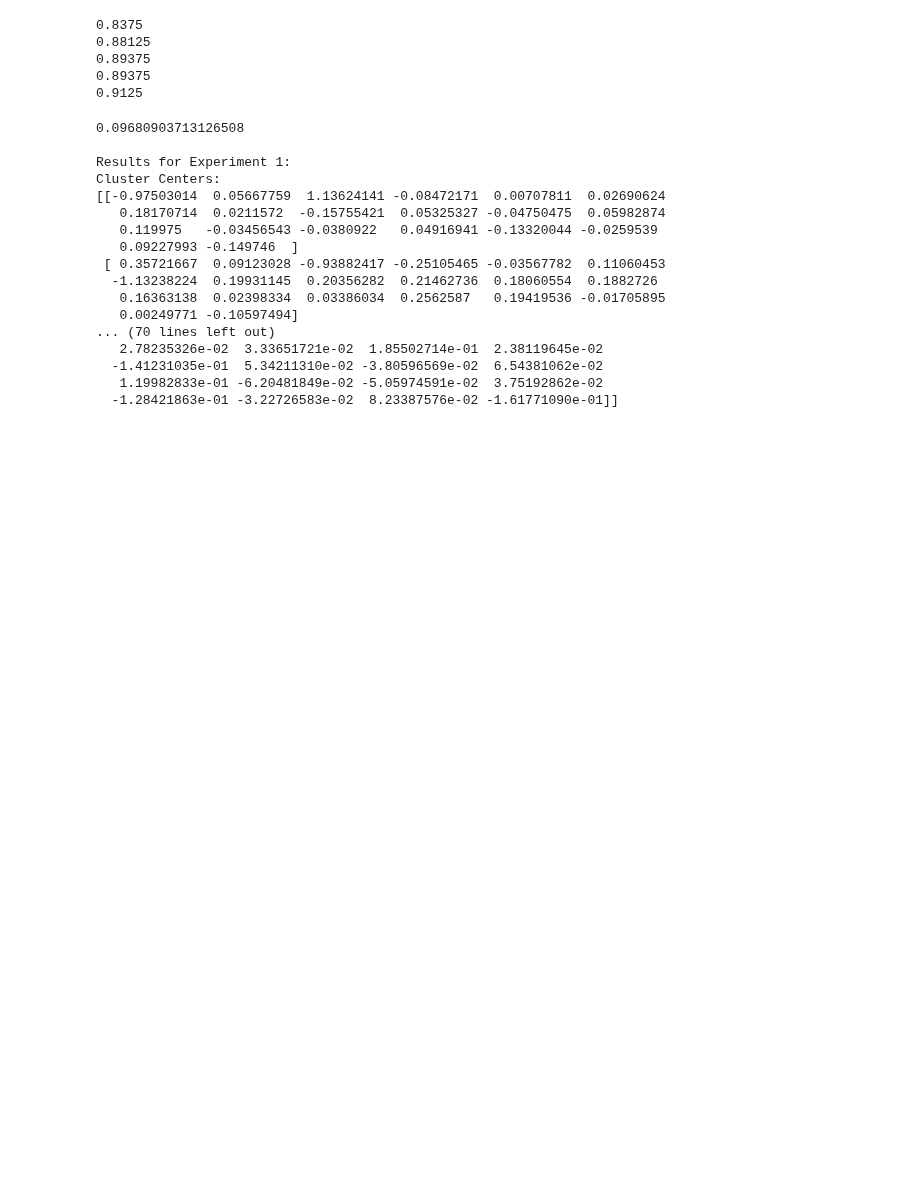
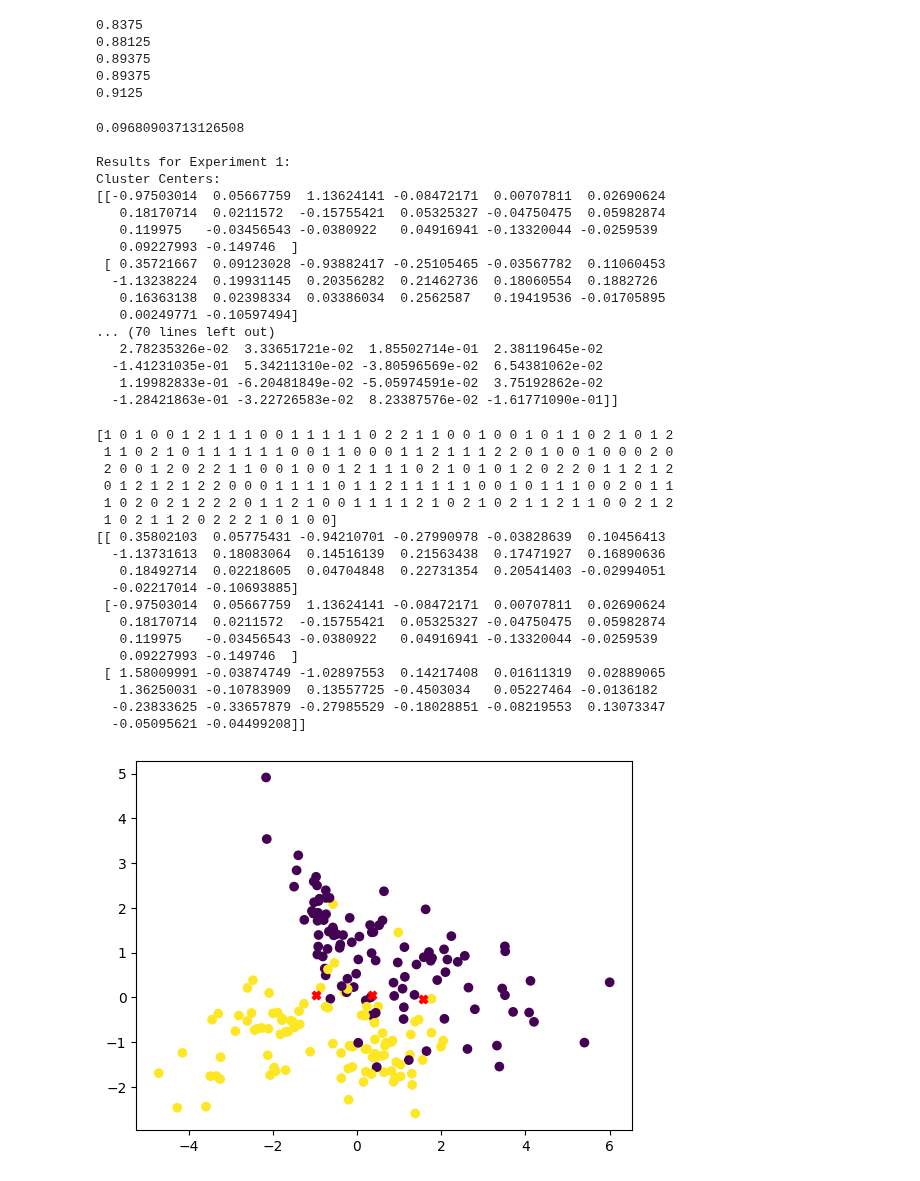
Before and after one commit to MrSimple07/MachineLearning_Practice, a Jupyter notebook: RandomML.ipynb, the cells around one changed output. Saved outputs shown, nothing was run; the diff lists cells and outputs as text; code cells hidden in the pictures; blank space fills up the shorter version.

```diff
--- a/RandomML.ipynb
+++ b/RandomML.ipynb
@@ -479,3 +479,39 @@ Cluster Centers:
   -1.41231035e-01  5.34211310e-02 -3.80596569e-02  6.54381062e-02
    1.19982833e-01 -6.20481849e-02 -5.05974591e-02  3.75192862e-02
   -1.28421863e-01 -3.22726583e-02  8.23387576e-02 -1.61771090e-01]]
+# %%
+from sklearn.preprocessing import MinMaxScaler
+from sklearn.decomposition import PCA
+import matplotlib.pyplot as plt
+
+pca = PCA(n_components =2)
+X_pca = pca.fit_transform(X)
+
+kmeans = KMeans(n_clusters =3).fit(X)
+print(kmeans.labels_)
+print(kmeans.cluster_centers_)
+
+
+plt.scatter(X_pca[:,0], X_pca[:,1], c = y)
+plt.scatter(kmeans.cluster_centers_[:,0], kmeans.cluster_centers_[:,1], c = 'red', marker ='X')
+plt.show()
+# %% [output]
+[1 0 1 0 0 1 2 1 1 1 0 0 1 1 1 1 1 0 2 2 1 1 0 0 1 0 0 1 0 1 1 0 2 1 0 1 2
+ 1 1 0 2 1 0 1 1 1 1 1 1 0 0 1 1 0 0 0 1 1 2 1 1 1 2 2 0 1 0 0 1 0 0 0 2 0
+ 2 0 0 1 2 0 2 2 1 1 0 0 1 0 0 1 2 1 1 1 0 2 1 0 1 0 1 2 0 2 2 0 1 1 2 1 2
+ 0 1 2 1 2 1 2 2 0 0 0 1 1 1 1 0 1 1 2 1 1 1 1 1 0 0 1 0 1 1 1 0 0 2 0 1 1
+ 1 0 2 0 2 1 2 2 2 0 1 1 2 1 0 0 1 1 1 1 2 1 0 2 1 0 2 1 1 2 1 1 0 0 2 1 2
+ 1 0 2 1 1 2 0 2 2 2 1 0 1 0 0]
+[[ 0.35802103  0.05775431 -0.94210701 -0.27990978 -0.03828639  0.10456413
+  -1.13731613  0.18083064  0.14516139  0.21563438  0.17471927  0.16890636
+   0.18492714  0.02218605  0.04704848  0.22731354  0.20541403 -0.02994051
+  -0.02217014 -0.10693885]
+ [-0.97503014  0.05667759  1.13624141 -0.08472171  0.00707811  0.02690624
+   0.18170714  0.0211572  -0.15755421  0.05325327 -0.04750475  0.05982874
+   0.119975   -0.03456543 -0.0380922   0.04916941 -0.13320044 -0.0259539
+   0.09227993 -0.149746  ]
+ [ 1.58009991 -0.03874749 -1.02897553  0.14217408  0.01611319  0.02889065
+   1.36250031 -0.10783909  0.13557725 -0.4503034   0.05227464 -0.0136182
+  -0.23833625 -0.33657879 -0.27985529 -0.18028851 -0.08219553  0.13073347
+  -0.05095621 -0.04499208]]
+[figure, added]
```
Also changed, not shown: parts of 2 cells of this notebook.
